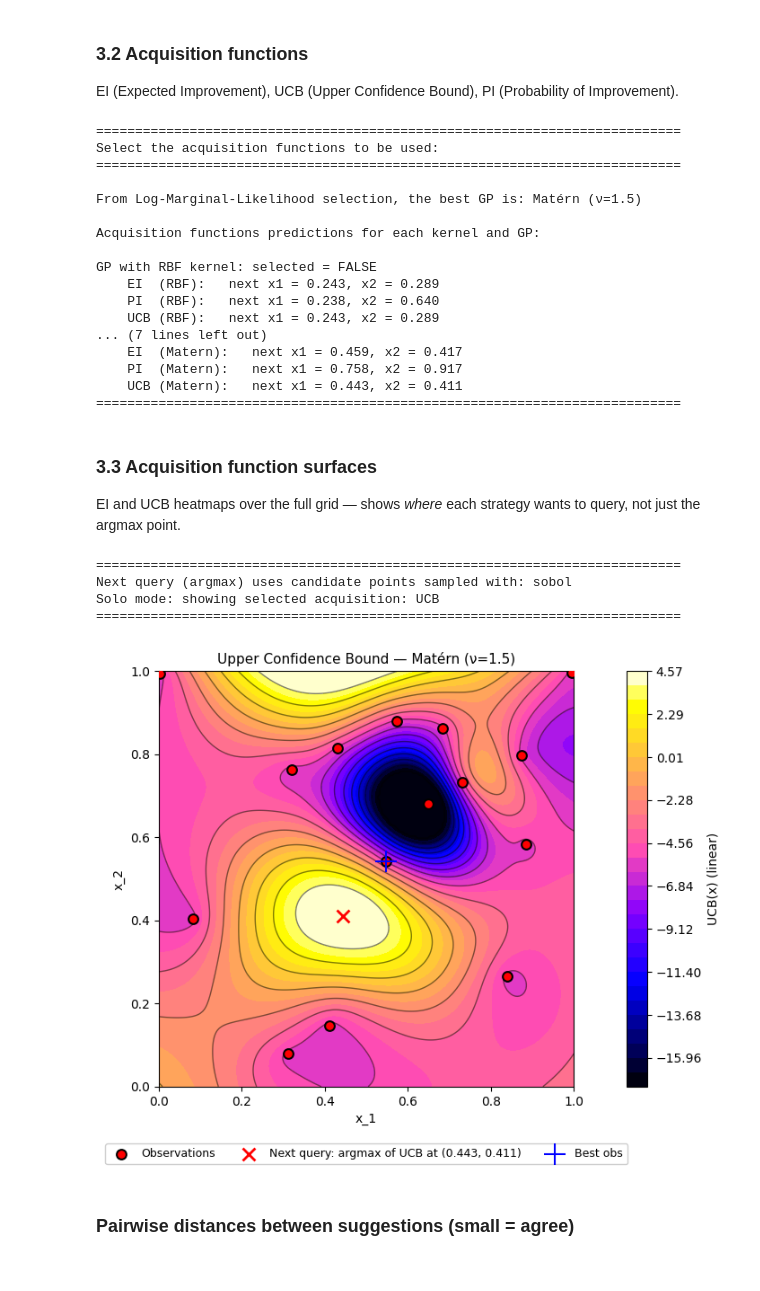
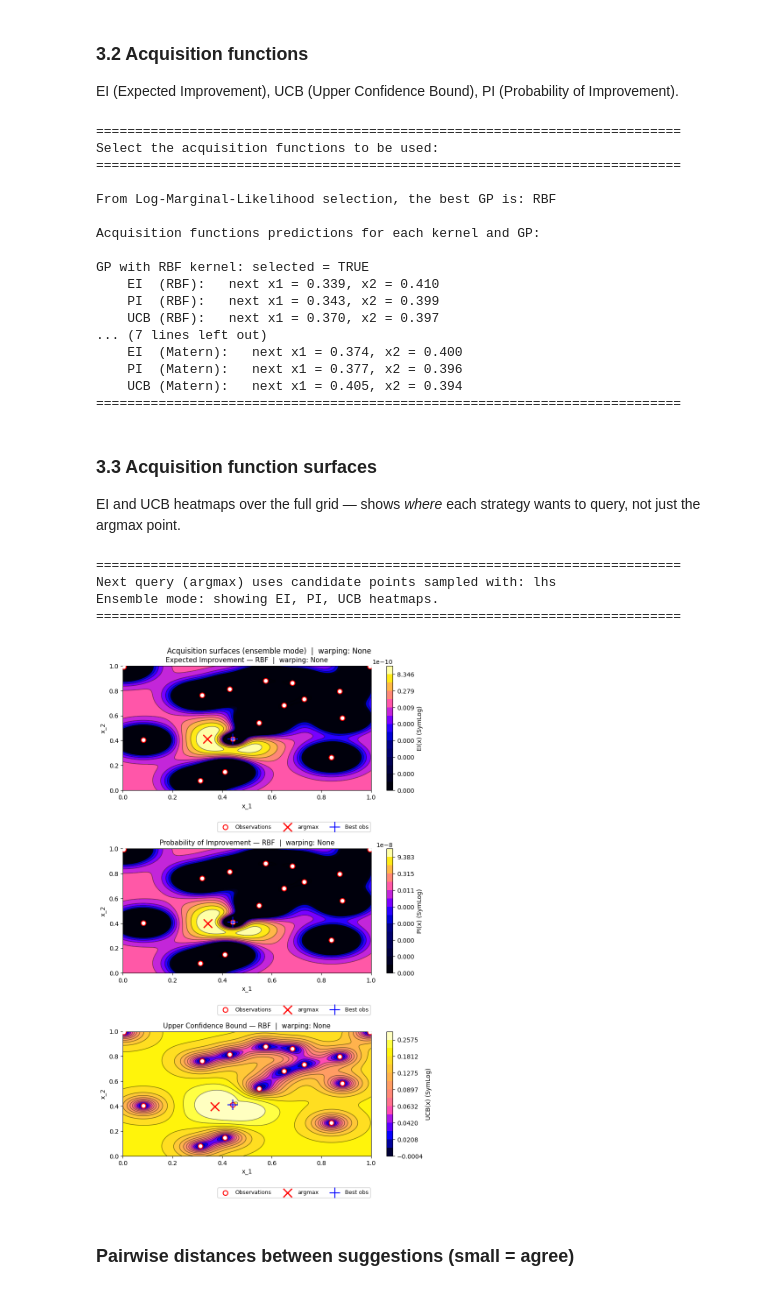
Before and after one commit to karefyllidis/black-box-optimization, a Jupyter notebook: notebooks/function_1_Radiation-Detection.ipynb, the cells around one changed output. Saved outputs shown, nothing was run; the diff lists cells and outputs as text; code cells hidden in the pictures.

```diff
--- a/notebooks/function_1_Radiation-Detection.ipynb
+++ b/notebooks/function_1_Radiation-Detection.ipynb
@@ -102,30 +102,30 @@ MATERN_NU             = 1.5    # roughness: 0.5=exp, 1.5=C¹, 2.5=C², ∞=RBF
 WHITE_NOISE_LEVEL     = 1e-3   # noise init; raise to 0.01-0.1 if oracle is stochastic
 GP_KERNEL             = None   # Option to pass: None or "none" → LML auto-select; "RBF" | "Matern" | "RBF + WhiteKernel" → use that kernel
 
-OPTIMIZE_KERNEL       = False   # Optimize kernel hyperparameters (if True use best kernel)
+OPTIMIZE_KERNEL       = True   # Optimize kernel hyperparameters (if True use best kernel)
 N_RESTARTS_KERNEL     = 20       # 2D: fewer restarts; increase if LML at bounds
 CONSTANT_SCALE_BOUNDS = (1e-10, 1e10)  # very wide output-scale to avoid boundary clipping during sparse-data phases
 LENGTH_SCALE_BOUNDS   = (1e-10, 20.0)  # inputs in [0,1]: allow ultra-sharp hotspot (1e-5) while capping over-smooth fits (2.0)
 WHITE_NOISE_BOUNDS    = (1e-50, 1e5) # wide noise band so outlier-heavy early data does not pin at upper bound
 
 # ==== Output warping (HEBO-inspired) ====
-OUTPUT_WARPING = "log"   # None | "boxcox" | "log" — transform y before GP fit; acquisition/next_x in warped space; set to "boxcox" or "log" to compare
+OUTPUT_WARPING = "none"    # no warping (raw y); use "log" | "boxcox" if you want to try warping
 
 # ==== Acquisition coefficients ====
 # Early (few obs): explore → high ξ/κ.  Late (many obs): exploit → low ξ/κ.
-XI_EI_PI  = 0.2     # ξ for EI/PI: 0.25 = explore, 0.05 = exploit near best
-KAPPA_UCB = 4.0     # κ for UCB:   3-5  = explore, 1-2  = exploit near mean peak
+XI_EI_PI  = 0.15     # ξ for EI/PI: 0.25 = explore, 0.05 = exploit near best
+KAPPA_UCB = 3.0     # κ for UCB:   3-5  = explore, 1-2  = exploit near mean peak
 
 # ==== Candidate sampling ====
 n_grid  = 200   # 2D grid resolution (for plotting and candidate sampling)
 n_cand  = n_grid * n_grid
-CANDIDATE_SAMPLING_METHOD = "sobol"  #  'lhs' | 'sobol'
+CANDIDATE_SAMPLING_METHOD = "lhs"  #  'lhs' | 'sobol'
 
 # ==== Option to use Ensemble for acquisition function ====
-USE_ENSEMBLE    = False   # Set False to use SOLO_STRATEGY only
+USE_ENSEMBLE    = True   # Set False to use SOLO_STRATEGY only
 SOLO_STRATEGY   = "UCB" # Used when USE_ENSEMBLE=False: "EI" | "PI" | "UCB"
 AGREE_THRESHOLD = 0.15  # max pairwise L2 dist; if exceeded, use centroid
-MIN_DIST_THRESHOLD = 0.05  # min L2 distance from any obs; mask acquisition at closer candidates
+MIN_DIST_THRESHOLD = 0.01  # mask acquisition at very close candidates (avoid duplicate submit); 0.05 was too large and pushed proposals away from good region
 BOUNDARY_MARGIN = 0.05     # 0=off. Mask candidates with any coord in [0,margin] or [1-margin,1]; low-d (F1) only; high-d use 0
 # %%
 # Prefer local CSV (updated each week); fall back to read-only initial data
@@ -149,6 +149,7 @@ If `OUTPUT_WARPING` is set to `"boxcox"` or `"log"`, we transform `y` before fit
 y_orig = np.asarray(y, dtype=np.float64).copy()
 y, warp_params, _msg = apply_output_warping(y_orig, mode=OUTPUT_WARPING)
 print(_msg)
+WARP_LABEL = (warp_params[0] if warp_params else "None")  # for titles: "log" | "boxcox" | "None"
 best_idx = np.argmax(y)
 best_y, best_x_so_far = y[best_idx], X[best_idx]
 # %% [output]
@@ -566,18 +578,18 @@ print(75*'=')
 Select the acquisition functions to be used:
 ===========================================================================
 
-From Log-Marginal-Likelihood selection, the best GP is: Matérn (ν=1.5)
+From Log-Marginal-Likelihood selection, the best GP is: RBF
 
 Acquisition functions predictions for each kernel and GP:
 
-GP with RBF kernel: selected = FALSE
-    EI  (RBF):   next x1 = 0.243, x2 = 0.289
-    PI  (RBF):   next x1 = 0.238, x2 = 0.640
-    UCB (RBF):   next x1 = 0.243, x2 = 0.289
+GP with RBF kernel: selected = TRUE
+    EI  (RBF):   next x1 = 0.339, x2 = 0.410
+    PI  (RBF):   next x1 = 0.343, x2 = 0.399
+    UCB (RBF):   next x1 = 0.370, x2 = 0.397
 ... (7 lines left out)
-    EI  (Matern):   next x1 = 0.459, x2 = 0.417
-    PI  (Matern):   next x1 = 0.758, x2 = 0.917
-    UCB (Matern):   next x1 = 0.443, x2 = 0.411
+    EI  (Matern):   next x1 = 0.374, x2 = 0.400
+    PI  (Matern):   next x1 = 0.377, x2 = 0.396
+    UCB (Matern):   next x1 = 0.405, x2 = 0.394
 ===========================================================================
 # %% [markdown]
 ### 3.3 Acquisition function surfaces
@@ -617,7 +629,7 @@ if USE_ENSEMBLE:
         (ax2, PI_surf,  x_best_PI,  "PI(x)",  "Probability of Improvement"),
         (ax3, UCB_surf, x_best_UCB, "UCB(x)", "Upper Confidence Bound"),
     ]:
-        surf_plot, acq_levels, acq_norm = _prepare_surface_for_plot(surf)
+        surf_plot, acq_levels, acq_norm = _prepare_surface_for_plot(surf, force_symlog=True)
         cf = ax.contourf(X1g, X2g, surf_plot, levels=acq_levels, norm=acq_norm, cmap="gnuplot2")
         ax.contour(X1g, X2g, surf_plot, levels=acq_levels[::max(1,len(acq_levels)//CONTOUR_LINE_LEVELS)], colors="k", linewidths=CONTOUR_LINEWIDTH, alpha=CONTOUR_ALPHA)
         _sl = "SymLog" if hasattr(acq_norm, 'linthresh') else "linear"
@@ -626,46 +638,46 @@ if USE_ENSEMBLE:
         ax.scatter(*x_argmax, s=200, marker="x", c="red", zorder=10, label="argmax", linewidths=2)
         ax.scatter(*best_x_so_far, s=300, marker="+", c="blue", linewidths=1.5, zorder=8, label="Best obs")
         ax.set_xlabel("x_1", fontsize=10); ax.set_ylabel("x_2", fontsize=10)
-        ax.set_title(f"{title} — {best_name}", fontsize=11)
-        ax.legend(fontsize=LEGEND_FONTSIZE, loc=LEGEND_LOC, framealpha=LEGEND_FRAMEALPHA, bbox_to_anchor=(1, -0.25), ncol=2, borderaxespad=0.1)
-    fig.suptitle("Acquisition surfaces (ensemble mode)", fontsize=12)
+        ax.set_title(f"{title} — {best_name}  |  warping: {WARP_LABEL}", fontsize=11)
+        ax.legend(fontsize=LEGEND_FONTSIZE, loc=LEGEND_LOC, framealpha=LEGEND_FRAMEALPHA, bbox_to_anchor=(1, -0.25), ncol=3, borderaxespad=0.1)
+    fig.suptitle(f"Acquisition surfaces (ensemble mode)  |  warping: {WARP_LABEL}", fontsize=12)
 else:
     _acq_display = {
         "EI":  (EI_surf,  x_best_EI,  "EI(x)",  "Expected Improvement"),
         "PI":  (PI_surf,  x_best_PI,  "PI(x)",  "Probability of Improvement"),
         "UCB": (UCB_surf, x_best_UCB, "UCB(x)", "Upper Confidence Bound"),
     }
     surf, x_argmax, cbar_label, title_name = _acq_display.get(SOLO_STRATEGY, _acq_display["EI"])
-    surf_plot, acq_levels, acq_norm = _prepare_surface_for_plot(surf)
+    surf_plot, acq_levels, acq_norm = _prepare_surface_for_plot(surf, force_symlog=True)
     fig, ax = plt.subplots(1, 1, figsize=(12, 6))
     cf = ax.contourf(X1g, X2g, surf_plot, levels=acq_levels, norm=acq_norm, cmap="gnuplot2")
     ax.contour(X1g, X2g, surf_plot, levels=acq_levels[::max(1,len(acq_levels)//CONTOUR_LINE_LEVELS)], colors="k", linewidths=CONTOUR_LINEWIDTH, alpha=CONTOUR_ALPHA, linestyles=CONTOUR_LINESTYLE)
     _sl = "SymLog" if hasattr(acq_norm, 'linthresh') else "linear"
     fig.colorbar(cf, ax=ax).set_label(f"{cbar_label} ({_sl})", fontsize=10)
     ax.scatter(X[:, 0], X[:, 1], c="r", s=60, edgecolors="k", zorder=5, label="Observations", linewidths=1.5)
     ax.scatter(*x_argmax, s=100, marker="x", c="red", zorder=10, label=f"Next query: argmax of {SOLO_STRATEGY} at ({x_argmax[0]:.3f}, {x_argmax[1]:.3f})", linewidths=2)
     ax.set_xlabel("x_1", fontsize=10); ax.set_ylabel("x_2", fontsize=10)
     ax.scatter(*best_x_so_far, s=300, marker="+", c="blue", linewidths=1.5, zorder=8, label="Best obs")
-    ax.set_title(f"{title_name} — {best_name}", fontsize=11)
+    ax.set_title(f"{title_name} — {best_name}  |  warping: {WARP_LABEL}", fontsize=11)
     ax.legend(fontsize=LEGEND_FONTSIZE, loc='lower center', framealpha=LEGEND_FRAMEALPHA, bbox_to_anchor=(0.5, -0.2), ncol=3)
     ax.set_aspect("equal")
 
 fig.tight_layout()
 if IF_EXPORT_PLOT:
     out_dir = PLOT_EXPORT_DIR
     assert_not_under_initial_data(out_dir, project_root=repo_root)
     out_dir.mkdir(parents=True, exist_ok=True)
     fname = "function_1_acquisition_ensemble.png" if USE_ENSEMBLE else "function_1_acquisition_surface.png"
     fig.savefig(out_dir / fname, dpi=150, bbox_inches="tight")
     print("Saved acquisition surface plot")
 if IF_SHOW_PLOT:
     plt.show()
 # %% [output]
 ===========================================================================
-Next query (argmax) uses candidate points sampled with: sobol
-Solo mode: showing selected acquisition: UCB
+Next query (argmax) uses candidate points sampled with: lhs
+Ensemble mode: showing EI, PI, UCB heatmaps.
 ===========================================================================
-[figure, old version]
+[figure, new version]
 # %%
 # Warn if posterior uncertainty is near zero (EI/PI collapse to near-zero suggestions)
 sigma_max = max(np.nanmax(sigma_gp_RBF), np.nanmax(sigma_gp_Matern))
```
Also changed, not shown: parts of 10 cells of this notebook, 9 other files.
